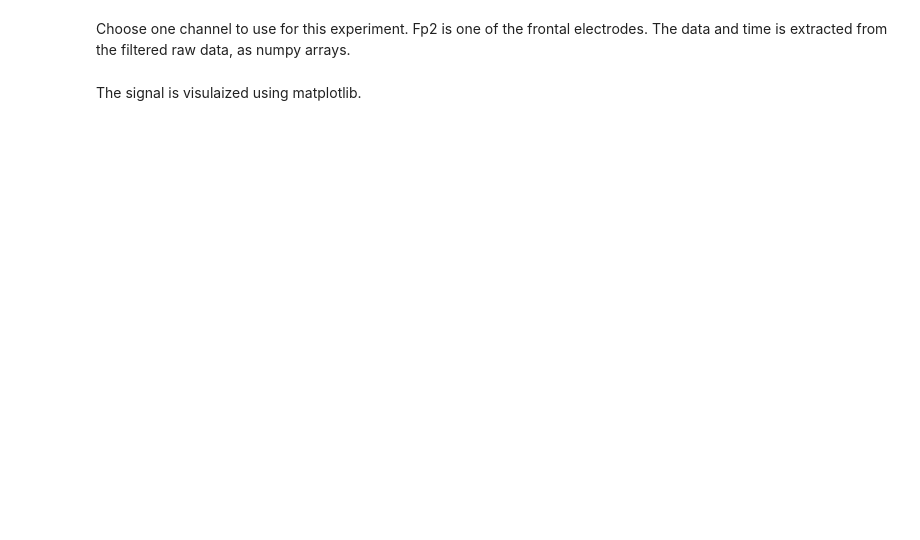
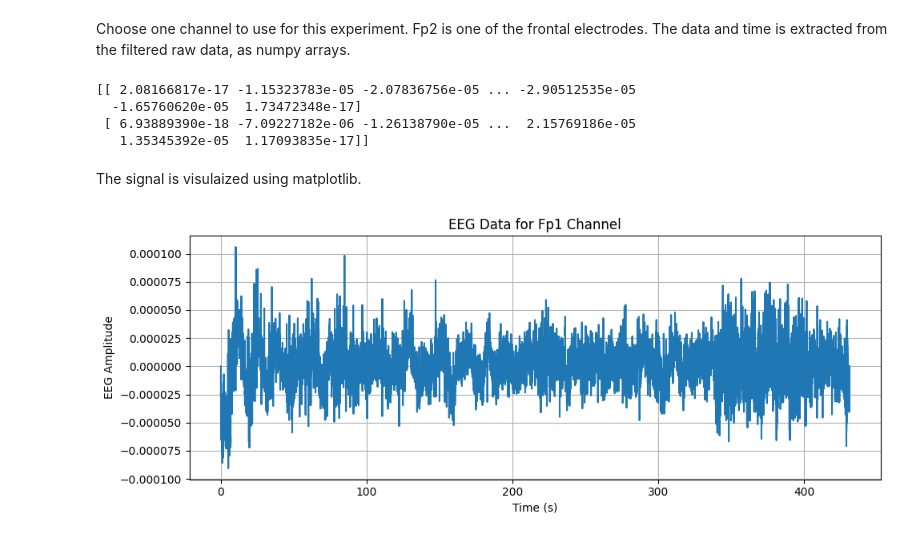
Before and after one commit to sunnivaf/TTK7-project1, a Jupyter notebook: EEG.ipynb, the cells around one changed output. Drawn from its saved outputs; the diff is of its cells as text; code cells hidden in the pictures; blank space fills up the shorter version.

Commit message:
two channels

```diff
--- a/EEG.ipynb
+++ b/EEG.ipynb
@@ -8,8 +8,8 @@ matplotlib.use('TkAgg')
 # %% [markdown]
 ### Loading the data
 # %%
-data_path = "/Users\sunnivlf\Documents/Data Set Alcohol Detector/Subjects"
-# data_path = "../Data Set Alcohol Detector/Subjects"
+# data_path = "/Users\sunnivlf\Documents/Data Set Alcohol Detector/Subjects"
+data_path = "/Users/sunniva/Documents/Prosjektoppgave/Data Set Alcohol Detector/Subjects"
 #data_path = "../Data Set Alcohol Detector/Subjects"
 p_id = "/" + "sub-P019" + "/" + "ses-S002" + "/" + "sub-P019_ses-S002_task-Default_run-005"
 raw = mne.io.read_raw_fif(data_path + "/" + p_id + "_eeg.fif", preload=True)
@@ -31,16 +34,25 @@ raw_filt.plot(highpass=0.1, lowpass=30, duration=200)
 # %% [markdown]
 Choose one channel to use for this experiment. Fp2 is one of the frontal electrodes. The data and time is extracted from the filtered raw data, as numpy arrays.
 # %%
-picks = mne.pick_channels(ch_names = ['Fp2'], include=['Fp2'])
+channels = ['Fp1', 'PO8']
+picks = mne.pick_channels(ch_names = raw_filt.info['ch_names'], include=channels)
 data, time = raw_filt[picks, :]
+print(data)
+# %% [output]
+[[ 2.08166817e-17 -1.15323783e-05 -2.07836756e-05 ... -2.90512535e-05
+  -1.65760620e-05  1.73472348e-17]
+ [ 6.93889390e-18 -7.09227182e-06 -1.26138790e-05 ...  2.15769186e-05
+   1.35345392e-05  1.17093835e-17]]
 # %% [markdown]
 The signal is visulaized using matplotlib.
 # %%
 plt.figure(figsize=(10, 4))
 plt.plot(time, data[0])
 plt.xlabel('Time (s)')
 plt.ylabel('EEG Amplitude')
-plt.title('EEG Data for Fp2 Channel')
+plt.title(f'EEG Data for {channels[0]} Channel')
 plt.grid(True)
 plt.tight_layout()
 plt.show()
+# %% [output]
+[figure, added]
```
Also changed, not shown: parts of 19 cells of this notebook.
